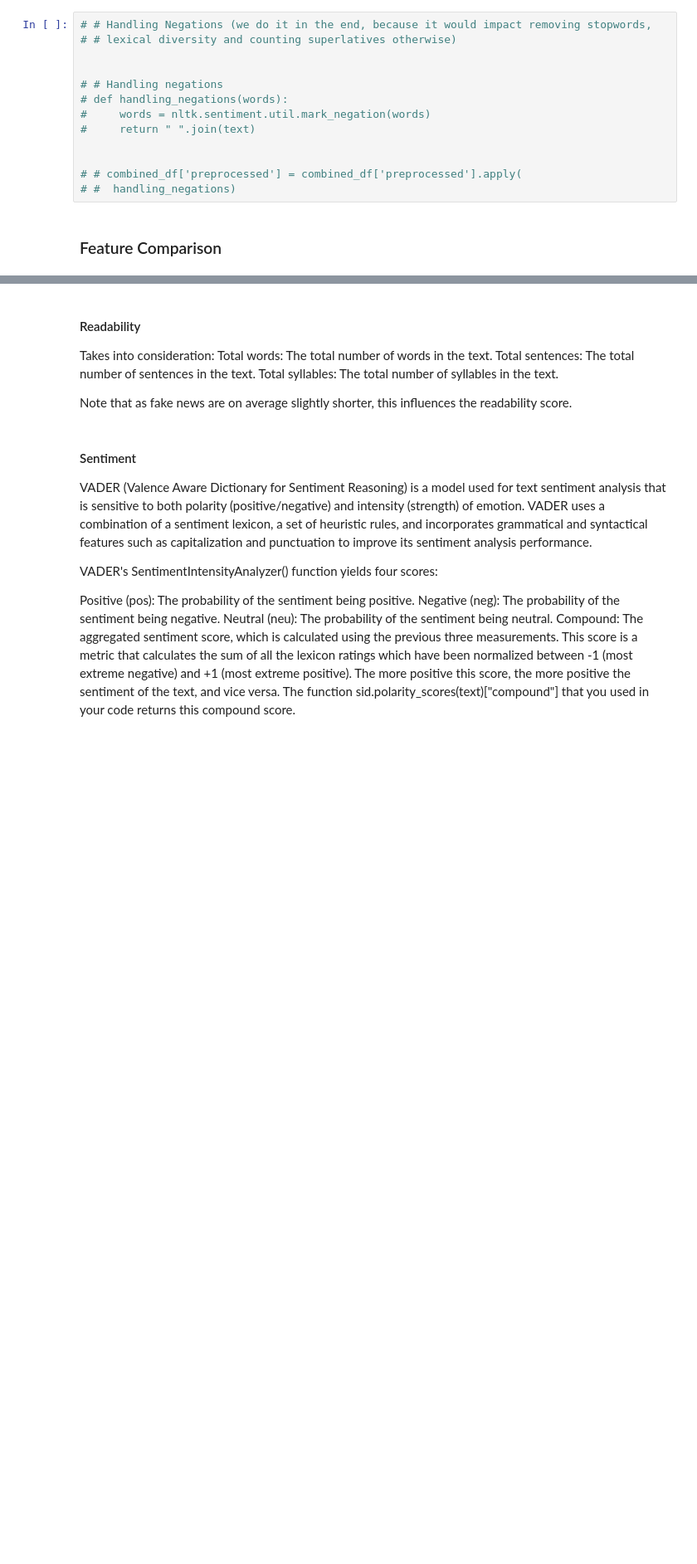
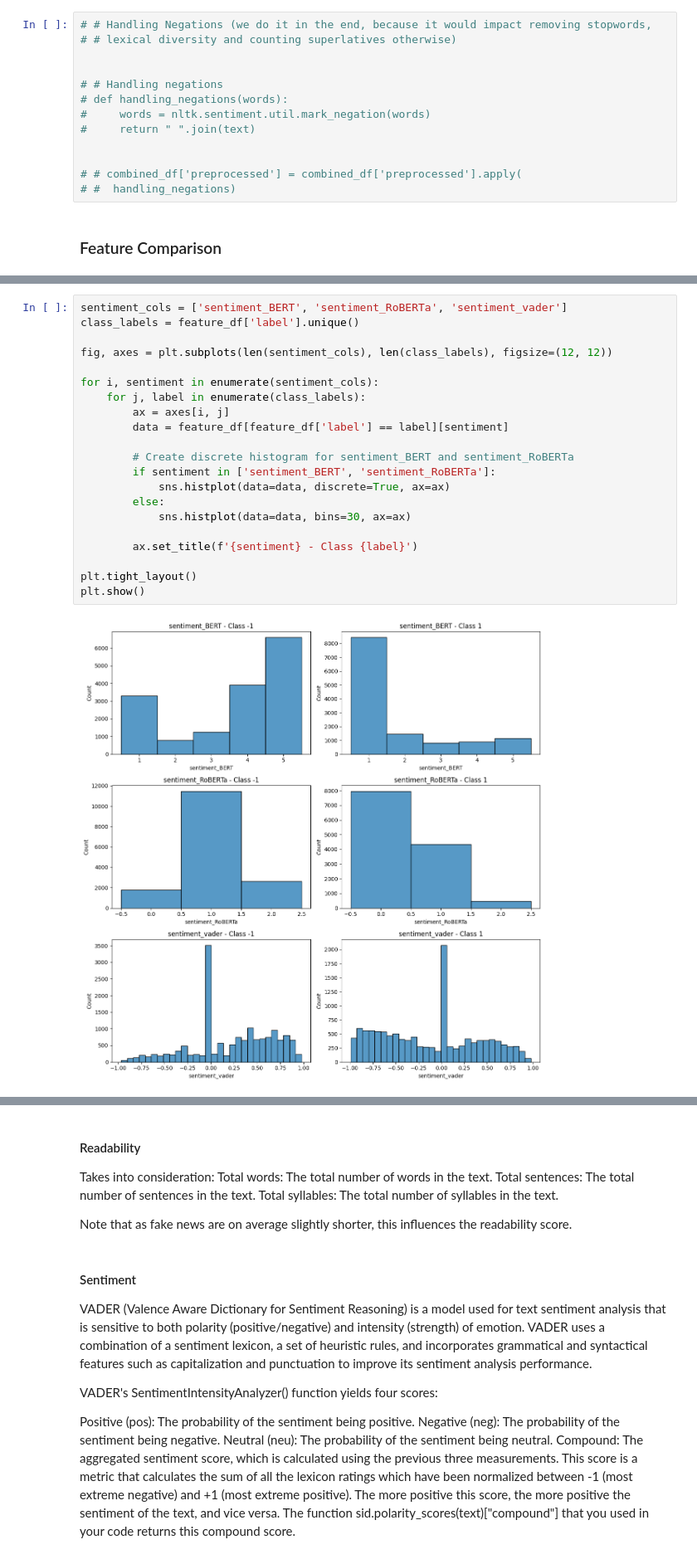
Before and after one commit to maximiliansteu/dissertation, a Jupyter notebook: feature_extraction.ipynb, the cells around one changed output, grey strips where cells are left out. Shown at 83% size. Drawn from its saved outputs; the diff is of its cells as text; blank space fills up the shorter version.

```diff
--- a/feature_extraction.ipynb
+++ b/feature_extraction.ipynb
@@ -1027,0 +1215,23 @@ plt.show()
+# %%
+sentiment_cols = ['sentiment_BERT', 'sentiment_RoBERTa', 'sentiment_vader']
+class_labels = feature_df['label'].unique()
+
+fig, axes = plt.subplots(len(sentiment_cols), len(class_labels), figsize=(12, 12))
+
+for i, sentiment in enumerate(sentiment_cols):
+    for j, label in enumerate(class_labels):
+        ax = axes[i, j]
+        data = feature_df[feature_df['label'] == label][sentiment]
+
+        # Create discrete histogram for sentiment_BERT and sentiment_RoBERTa
+        if sentiment in ['sentiment_BERT', 'sentiment_RoBERTa']:
+            sns.histplot(data=data, discrete=True, ax=ax)
+        else:
+            sns.histplot(data=data, bins=30, ax=ax)
+
+        ax.set_title(f'{sentiment} - Class {label}')
+
+plt.tight_layout()
+plt.show()
+# %% [output]
+[figure, added]
```
Also changed, not shown: parts of 41 cells of this notebook, 2 other files.
